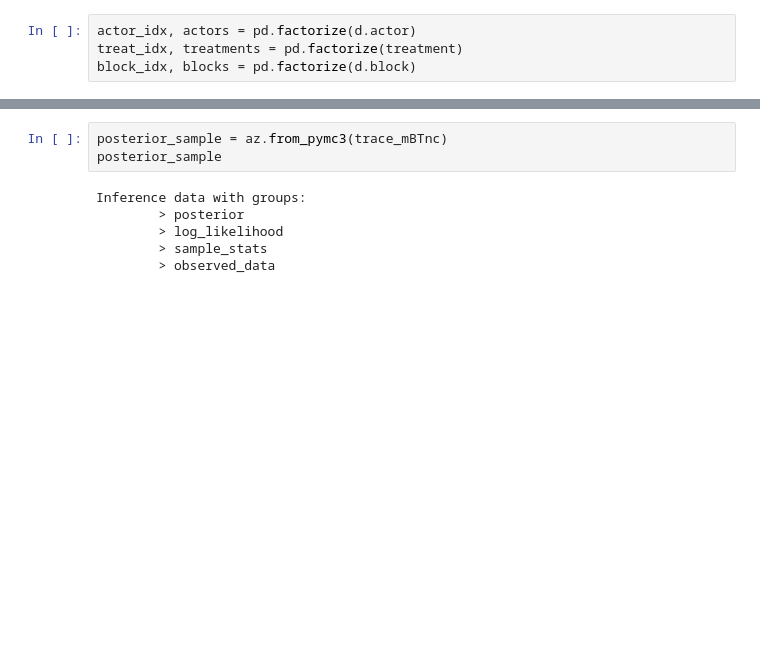
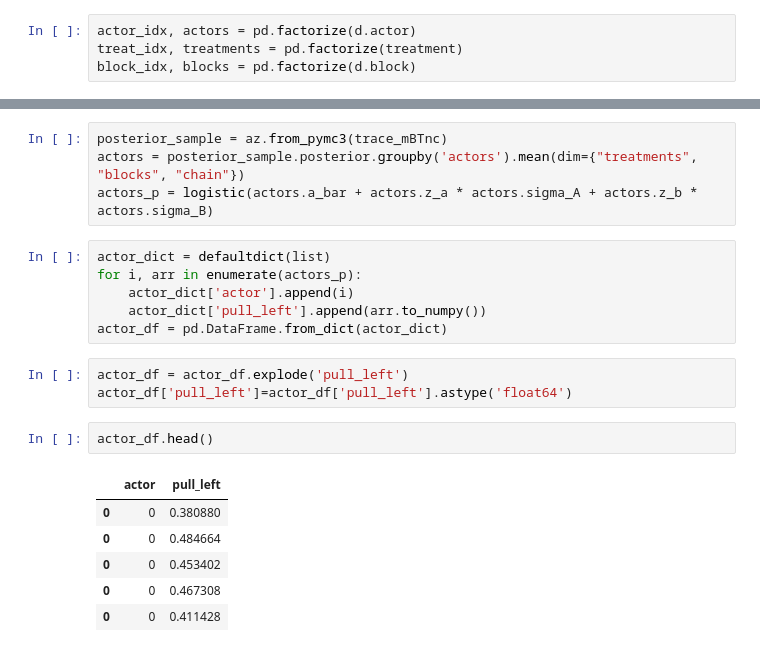
Before and after one commit to StefanSko/rethinking_pymc3_course2022, a Jupyter notebook: 13_GLMM2.ipynb, the cells around one changed output, grey strips where cells are left out. Saved outputs shown, nothing was run; the diff lists cells and outputs as text; blank space fills up the shorter version.

```diff
--- a/13_GLMM2.ipynb
+++ b/13_GLMM2.ipynb
@@ -170,9 +170,22 @@ array([<matplotlib.axes._subplots.AxesSubplot object at 0x...>,
-# %%
-posterior_sample = az.from_pymc3(trace_mBTnc)
-posterior_sample
-# %% [output]
-Inference data with groups:
-        > posterior
-        > log_likelihood
-        > sample_stats
-        > observed_data
+# %%
+posterior_sample = az.from_pymc3(trace_mBTnc)
+actors = posterior_sample.posterior.groupby('actors').mean(dim={"treatments", "blocks", "chain"})
+actors_p = logistic(actors.a_bar + actors.z_a * actors.sigma_A + actors.z_b * actors.sigma_B)
+# %%
+actor_dict = defaultdict(list)
+for i, arr in enumerate(actors_p):
+    actor_dict['actor'].append(i)
+    actor_dict['pull_left'].append(arr.to_numpy())
+actor_df = pd.DataFrame.from_dict(actor_dict)
+# %%
+actor_df = actor_df.explode('pull_left')
+actor_df['pull_left']=actor_df['pull_left'].astype('float64')
+# %%
+actor_df.head()
+# %% [output]
+|  | actor | pull_left |
+| 0 | 0 | 0.380880 |
+| 0 | 0 | 0.484664 |
+| 0 | 0 | 0.453402 |
+| 0 | 0 | 0.467308 |
+| 0 | 0 | 0.411428 |
```
Also changed, not shown: parts of 19 cells of this notebook.
